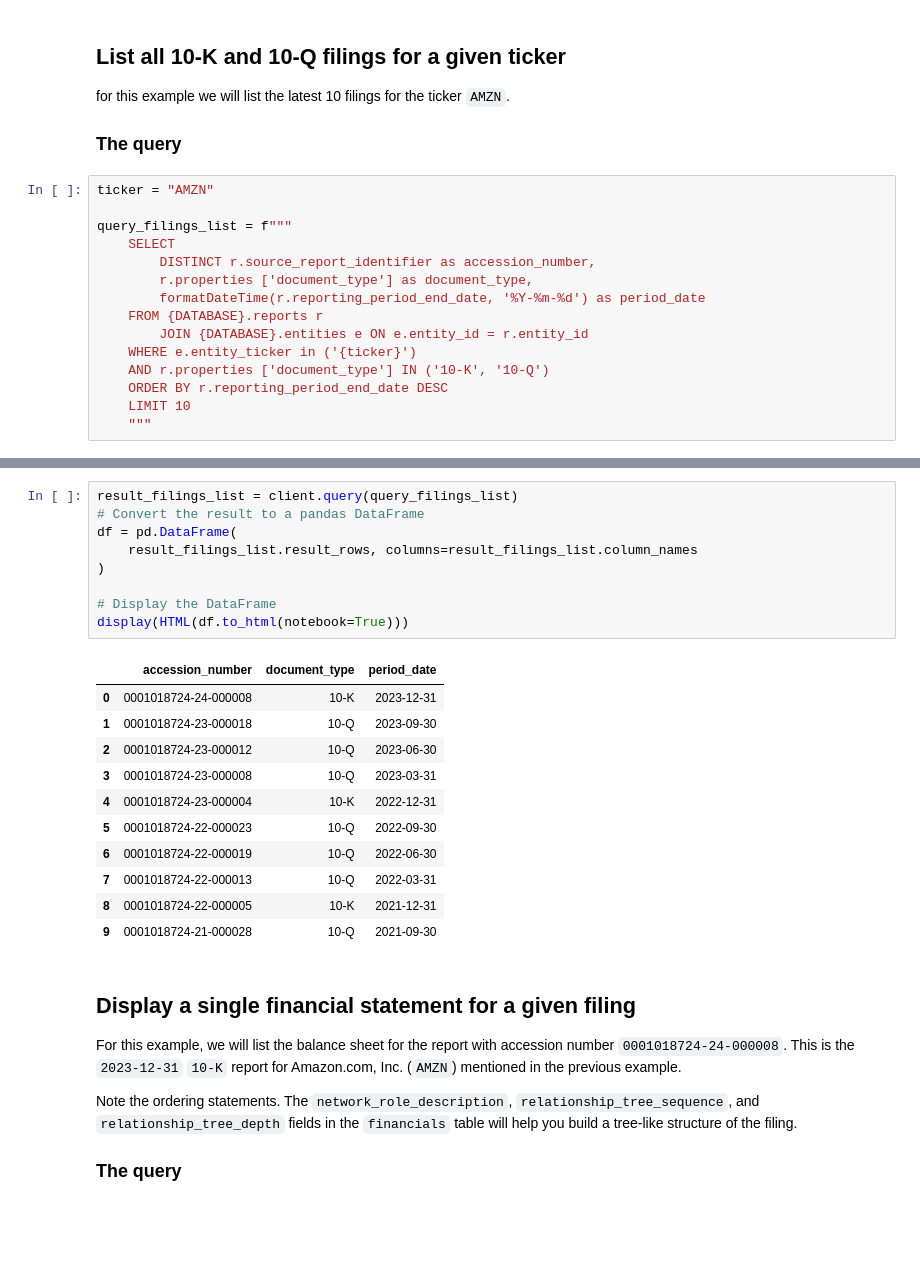
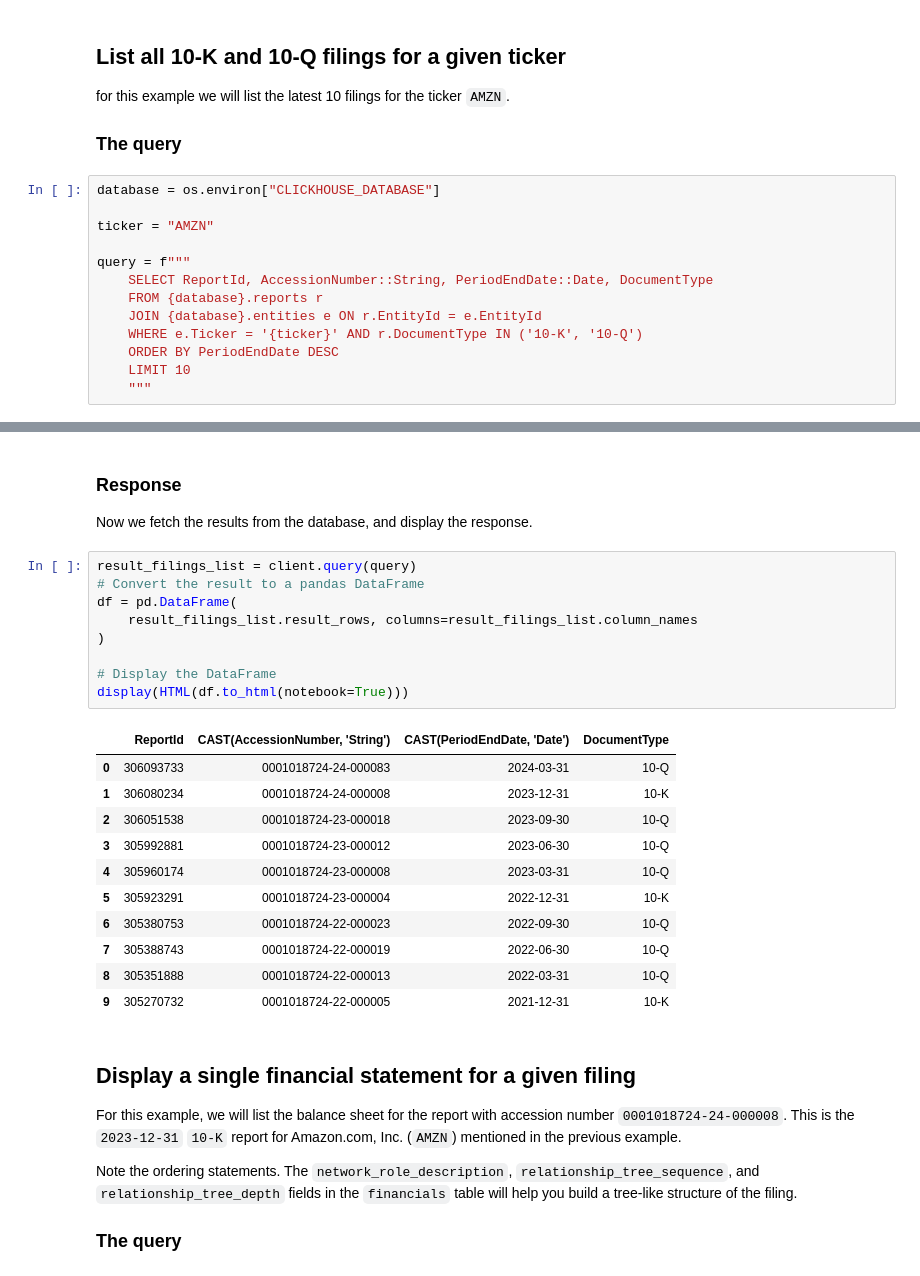
Before and after one commit to algoseekgit/algoseek-public, a Jupyter notebook: edgar-filings-examples/notebooks/financials.ipynb, the cells around one changed output, grey strips where cells are left out. Cells and saved outputs as stored; diff of their text form; blank space fills up the shorter version.

```diff
--- a/edgar-filings-examples/notebooks/financials.ipynb
+++ b/edgar-filings-examples/notebooks/financials.ipynb
@@ -29,17 +29,15 @@ for this example we will list the latest 10 filings for the ticker `AMZN`.
 
 ### The query
 # %%
+database = os.environ["CLICKHOUSE_DATABASE"]
+
 ticker = "AMZN"
 
-query_filings_list = f"""
-    SELECT
-        DISTINCT r.source_report_identifier as accession_number,
-        r.properties ['document_type'] as document_type,
-        formatDateTime(r.reporting_period_end_date, '%Y-%m-%d') as period_date
-    FROM {DATABASE}.reports r
-        JOIN {DATABASE}.entities e ON e.entity_id = r.entity_id
-    WHERE e.entity_ticker in ('{ticker}')
-    AND r.properties ['document_type'] IN ('10-K', '10-Q')
-    ORDER BY r.reporting_period_end_date DESC
+query = f"""
+    SELECT ReportId, AccessionNumber::String, PeriodEndDate::Date, DocumentType
+    FROM {database}.reports r
+    JOIN {database}.entities e ON r.EntityId = e.EntityId
+    WHERE e.Ticker = '{ticker}' AND r.DocumentType IN ('10-K', '10-Q')
+    ORDER BY PeriodEndDate DESC
     LIMIT 10
     """
@@ -66,24 +51,28 @@ Now we fetch the results from the database, and display the response.
+# %% [markdown]
+### Response
+
+Now we fetch the results from the database, and display the response.
 # %%
-result_filings_list = client.query(query_filings_list)
+result_filings_list = client.query(query)
 # Convert the result to a pandas DataFrame
 df = pd.DataFrame(
     result_filings_list.result_rows, columns=result_filings_list.column_names
 )
 
 # Display the DataFrame
 display(HTML(df.to_html(notebook=True)))
 # %% [output]
-|  | accession_number | document_type | period_date |
-| 0 | 0001018724-24-000008 | 10-K | 2023-12-31 |
-| 1 | 0001018724-23-000018 | 10-Q | 2023-09-30 |
-| 2 | 0001018724-23-000012 | 10-Q | 2023-06-30 |
-| 3 | 0001018724-23-000008 | 10-Q | 2023-03-31 |
-| 4 | 0001018724-23-000004 | 10-K | 2022-12-31 |
-| 5 | 0001018724-22-000023 | 10-Q | 2022-09-30 |
-| 6 | 0001018724-22-000019 | 10-Q | 2022-06-30 |
-| 7 | 0001018724-22-000013 | 10-Q | 2022-03-31 |
-| 8 | 0001018724-22-000005 | 10-K | 2021-12-31 |
-| 9 | 0001018724-21-000028 | 10-Q | 2021-09-30 |
+|  | ReportId | CAST(AccessionNumber, 'String') | CAST(PeriodEndDate, 'Date') | DocumentType |
+| 0 | 306093733 | 0001018724-24-000083 | 2024-03-31 | 10-Q |
+| 1 | 306080234 | 0001018724-24-000008 | 2023-12-31 | 10-K |
+| 2 | 306051538 | 0001018724-23-000018 | 2023-09-30 | 10-Q |
+| 3 | 305992881 | 0001018724-23-000012 | 2023-06-30 | 10-Q |
+| 4 | 305960174 | 0001018724-23-000008 | 2023-03-31 | 10-Q |
+| 5 | 305923291 | 0001018724-23-000004 | 2022-12-31 | 10-K |
+| 6 | 305380753 | 0001018724-22-000023 | 2022-09-30 | 10-Q |
+| 7 | 305388743 | 0001018724-22-000019 | 2022-06-30 | 10-Q |
+| 8 | 305351888 | 0001018724-22-000013 | 2022-03-31 | 10-Q |
+| 9 | 305270732 | 0001018724-22-000005 | 2021-12-31 | 10-K |
 # %% [markdown]
 ## Display a single financial statement for a given filing
 
```
Also changed, not shown: parts of 8 cells of this notebook, 1 other file.
